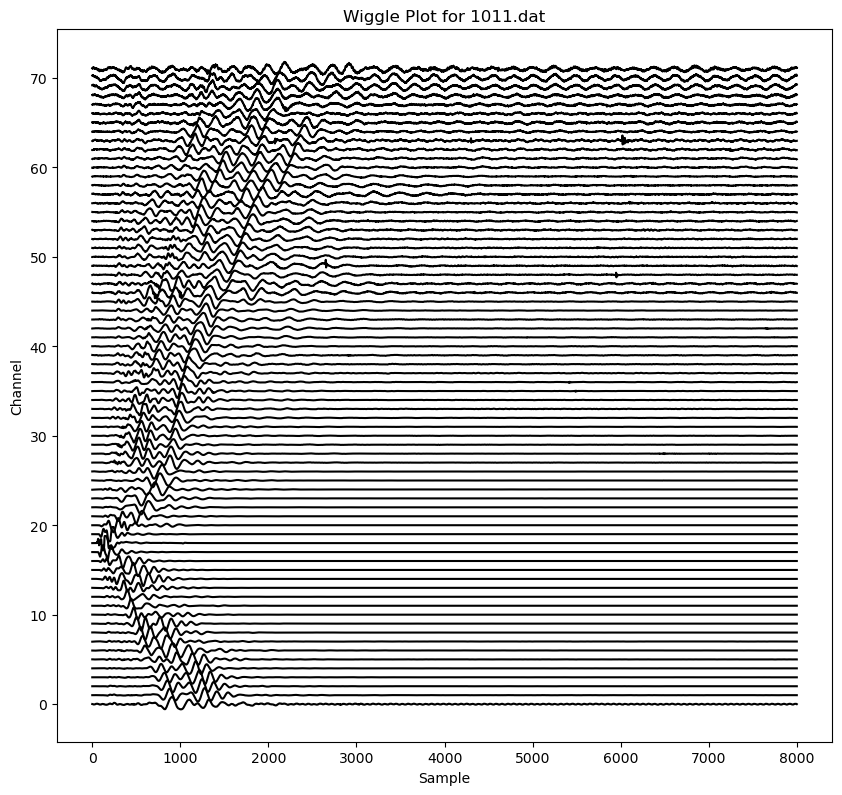
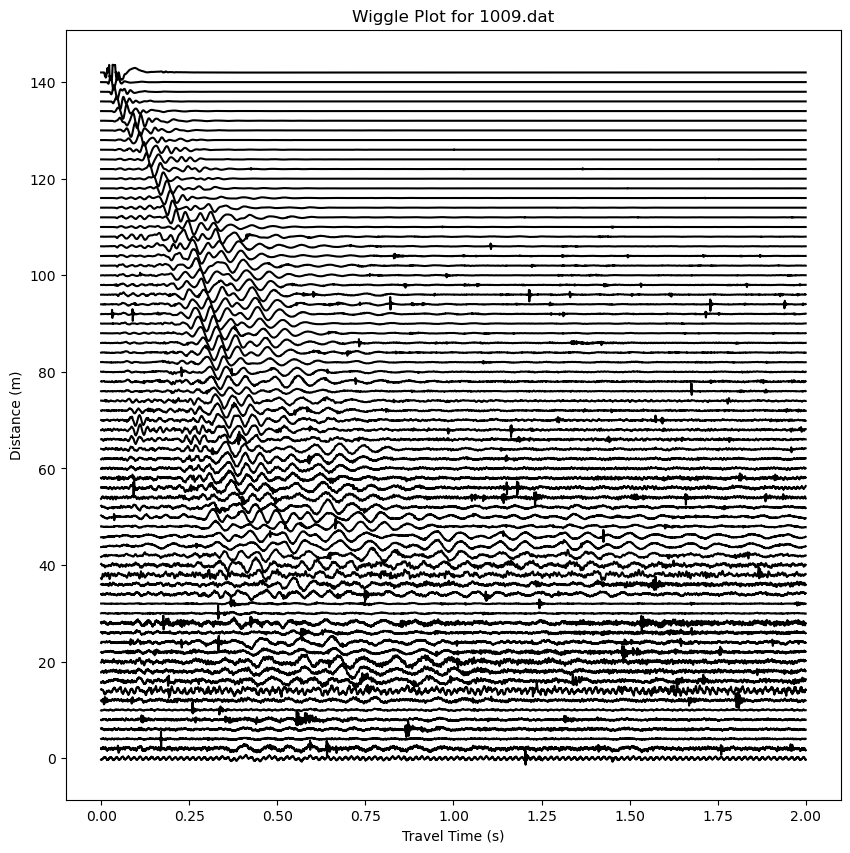
Code edit (unified diff) that turned the first committed figure into the second:
--- before
+++ after
@@ -1,12 +1,15 @@
 scale = 1
-separation = 1
-plt.figure(figsize=(10, ((72+2*scale)*separation)/8))
+separation = 2  # geophones are 2 m apart
+
+plt.figure(figsize=(10, 10))
 
 for ch in range(72):
-    data=st11[ch].data
-    plt.plot(0.8*separation*data/abs(data).max()+ch*separation, color='black') 
+    tr = st9[ch]
+    data = tr.data
+    times = tr.times()
+    plt.plot(times, 0.8*separation*data/abs(data).max()+ch*separation, color='black')
 
-plt.title("Wiggle Plot for 1011.dat")
-plt.xlabel("Sample")
-plt.ylabel("Channel")
+plt.title("Wiggle Plot for 1009.dat")
+plt.xlabel("Travel Time (s)")
+plt.ylabel("Distance (m)")
 plt.show()

Commit: added more stuff ig